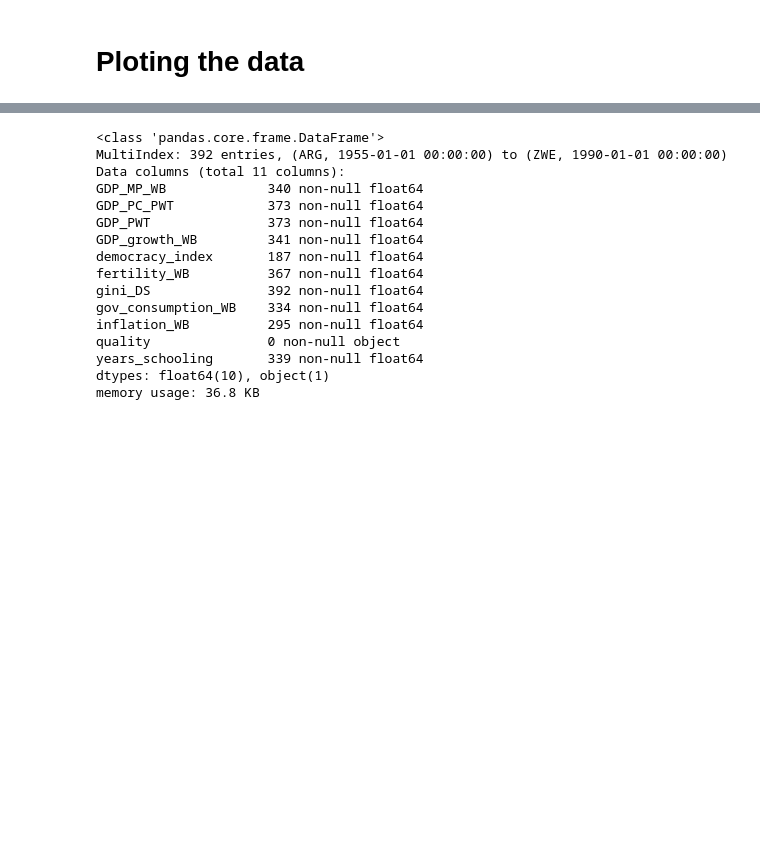
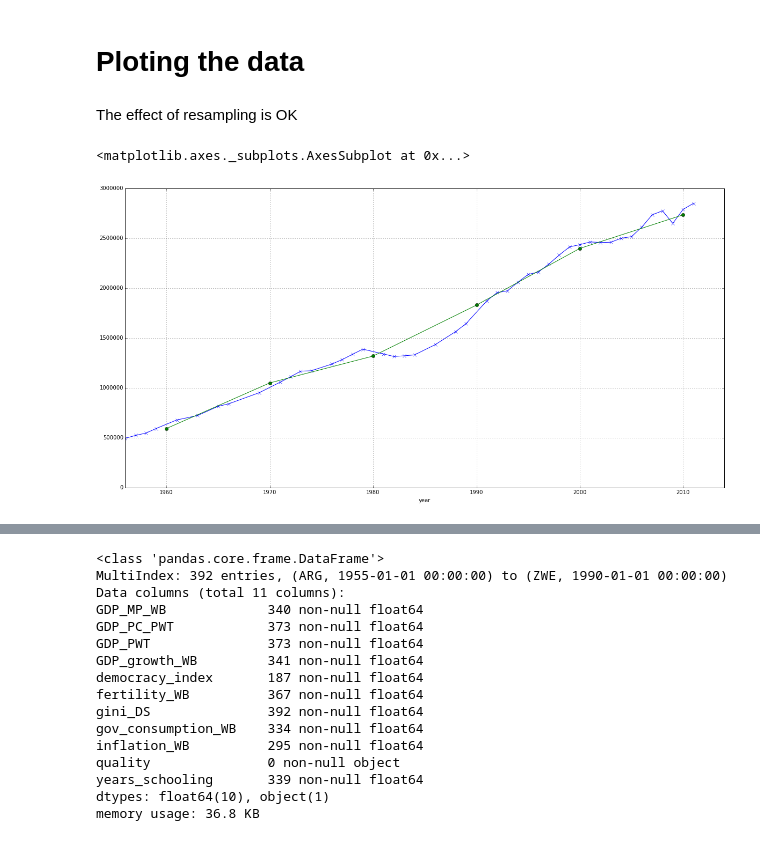
Before and after one commit to clementhenin/stage_M2, a Jupyter notebook: barro/barro_regression.ipynb, the cells around one changed output, grey strips where cells are left out. Saved outputs shown, nothing was run; the diff lists cells and outputs as text; code cells hidden in the pictures; blank space fills up the shorter version.

```diff
--- a/barro/barro_regression.ipynb
+++ b/barro/barro_regression.ipynb
@@ -62,2 +83,5 @@ len(data[data['quality']=='accept'])
 # %%
 data = data[data['quality'].isnull() | data['quality'].map(lambda x: x=='accept')]
+del data['quality']
+data = data.groupby(['code', 'year'], as_index=True).mean().dropna(how='all')
+data.info()
@@ -97,0 +111,21 @@ memory usage: 226.7 KB
+# %%
+sample = data.reset_index(level=0).query("year < 1965").groupby('code', as_index=False).mean()
+sample.loc[:, 'year'] = [1960] * len(sample)
+re_data = sample
+sample = data.reset_index(level=0).query("1965 < year <= 1975").groupby('code', as_index=False).mean()
+sample.loc[:, 'year'] = [1970] * len(sample)
+re_data = pd.concat([sample, re_data], axis=0)
+sample = data.reset_index(level=0).query("1975 < year <= 1985").groupby('code', as_index=False).mean()
+sample.loc[:, 'year'] = [1980] * len(sample)
+re_data = pd.concat([sample, re_data], axis=0)
+sample = data.reset_index(level=0).query("1985 < year <= 1995").groupby('code', as_index=False).mean()
+sample.loc[:, 'year'] = [1990] * len(sample)
+re_data = pd.concat([sample, re_data], axis=0)
+sample = data.reset_index(level=0).query("1995 < year <= 2005").groupby('code', as_index=False).mean()
+sample.loc[:, 'year'] = [2000] * len(sample)
+re_data = pd.concat([sample, re_data], axis=0)
+sample = data.reset_index(level=0).query("2005 < year").groupby('code', as_index=False).mean()
+sample.loc[:, 'year'] = [2010] * len(sample)
+re_data = pd.concat([sample, re_data], axis=0)
+re_data = re_data.set_index(['code', 'year']).sort_index()
+re_data.info()
@@ -98,2 +151,12 @@ memory usage: 226.7 KB
 # %% [markdown]
 # Ploting the data
+# %% [markdown]
+The effect of resampling is OK
+# %%
+country = 'DEU'
+plt.figure(figsize=(20,10))
+data.loc['DEU']['GDP_PWT'].plot(marker='x')
+re_data.loc['DEU']['GDP_PWT'].plot(marker='o')
+# %% [output]
+<matplotlib.axes._subplots.AxesSubplot at 0x...>
+[figure, added]
```
Also changed, not shown: parts of 64 cells of this notebook, 26 other files.
